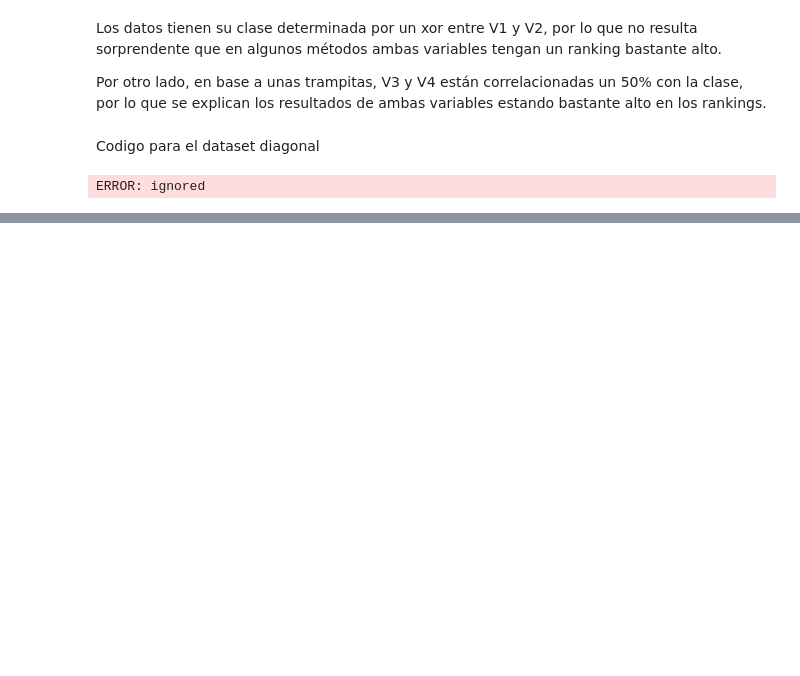
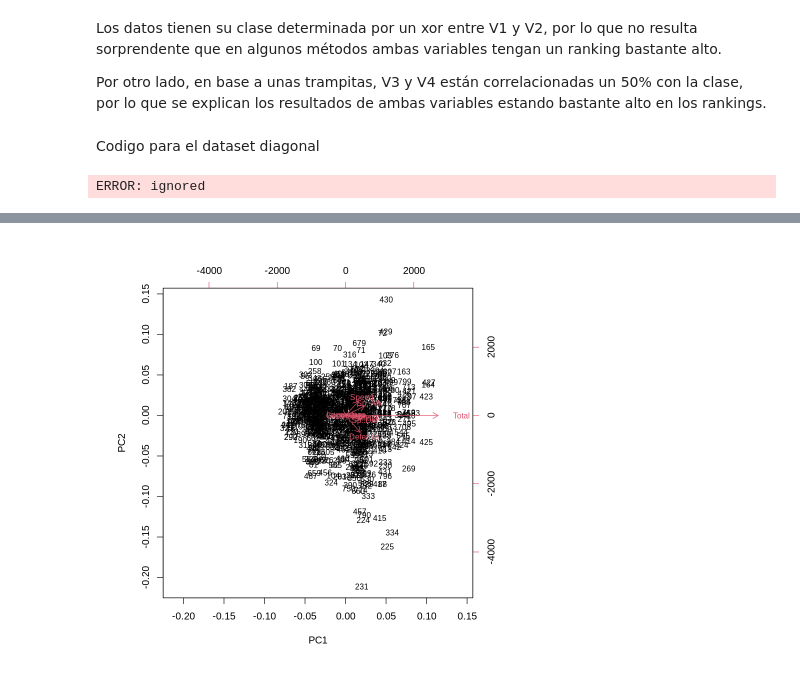
Before and after one commit to AgustinGurvich/TMD, a Jupyter notebook: TMD_TP2.ipynb, the cells around one changed output, grey strips where cells are left out. Cells and saved outputs as stored; diff of their text form; code cells hidden in the pictures; blank space fills up the shorter version.

```diff
--- a/TMD_TP2.ipynb
+++ b/TMD_TP2.ipynb
@@ -540,0 +601,25 @@ calcular.cantidad.originales <- function(ranking){
+# %%
+pokemonData <- read.csv('sample_data/pokemon.csv')
+pokemonData[,13] <- as.factor(pokemonData[,13]) #Hacemos que la clasificacion sea un factor
+pokemonDataFiltrada <- pokemonData[,-c(1,2,3,4)] #Saco los siguientes valores: id, nombre, tipo1, tipo2 y clasificacion
+pokemonDataFiltrada[,9] <- as.numeric(pokemonDataFiltrada[,9])
+pokemonData.pca<-prcomp(pokemonDataFiltrada,retx=T)
+biplot(pokemonData.pca,choices=c(1,2),cex=0.8)
+
+# invisible(capture.output(pokemonData.FORW.svm<-forward.ranking(pokemonDataFiltrada,pokemonData[,13],method="svm.est")))
+# print("Analisis forward")
+# print(pokemonData.FORW.svm)
+
+# invisible(capture.output(pokemonData.BACK.svm<-backward.ranking(pokemonDataFiltrada,pokemonData[,13],method="svm.est")))
+# print("Analisis backward")
+# print(pokemonData.BACK.svm)
+
+# print("Analisis no parametrico")
+# pokemonData.noP <- no.parametrico(pokemonDataFiltrada,pokemonData[,13])
+# print(pokemonData.noP)
+
+# print("Analisis RFE")
+# invisible(capture.output(pokemonData.RFE.linsvm <- rfe(pokemonDataFiltrada,pokemonData[,13],method="imp.linsvm")))
+# print(pokemonData.RFE.linsvm)
+# %% [output]
+[figure, added]
```
Also changed, not shown: parts of 17 cells of this notebook.
